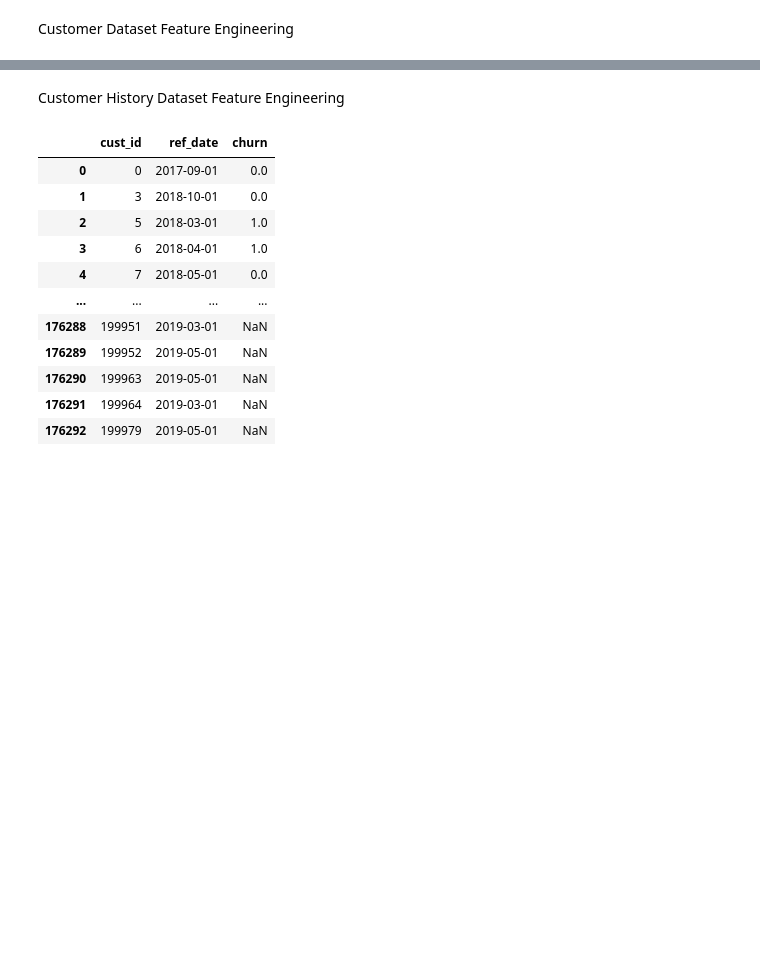
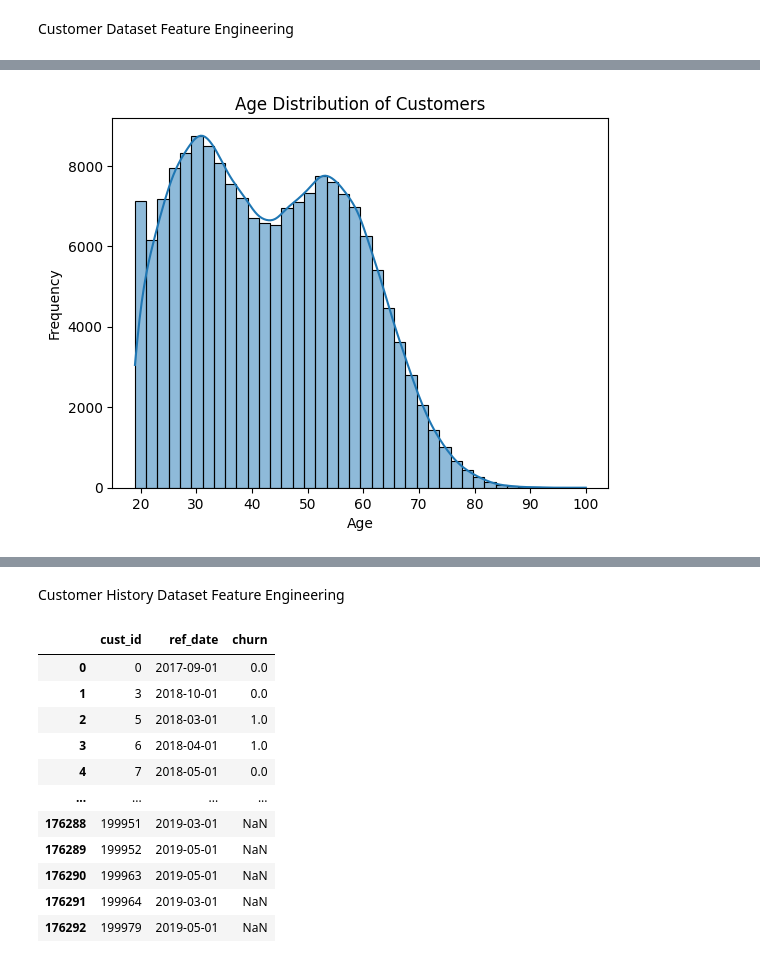
Before and after one commit to bthnsrts/datathon-team-guney-kampus, a Jupyter notebook: notebooks/feature_engineering.ipynb, the cells around one changed output, grey strips where cells are left out. Cells and saved outputs as stored; diff of their text form; code cells hidden in the pictures; blank space fills up the shorter version.

```diff
--- a/notebooks/feature_engineering.ipynb
+++ b/notebooks/feature_engineering.ipynb
@@ -31,2 +36,10 @@ cust
 # %%
 cust_encoded = pd.get_dummies(cust, columns=['gender', 'work_type', 'work_sector', 'religion', 'province'], drop_first=True, dtype=int)
+# %%
+sns.histplot(cust_encoded['age'], bins=40, kde=True)
+plt.title('Age Distribution of Customers')
+plt.xlabel('Age')
+plt.ylabel('Frequency')
+plt.show()
+# %% [output]
+[figure, added]
```
Also changed, not shown: parts of 32 cells of this notebook.
